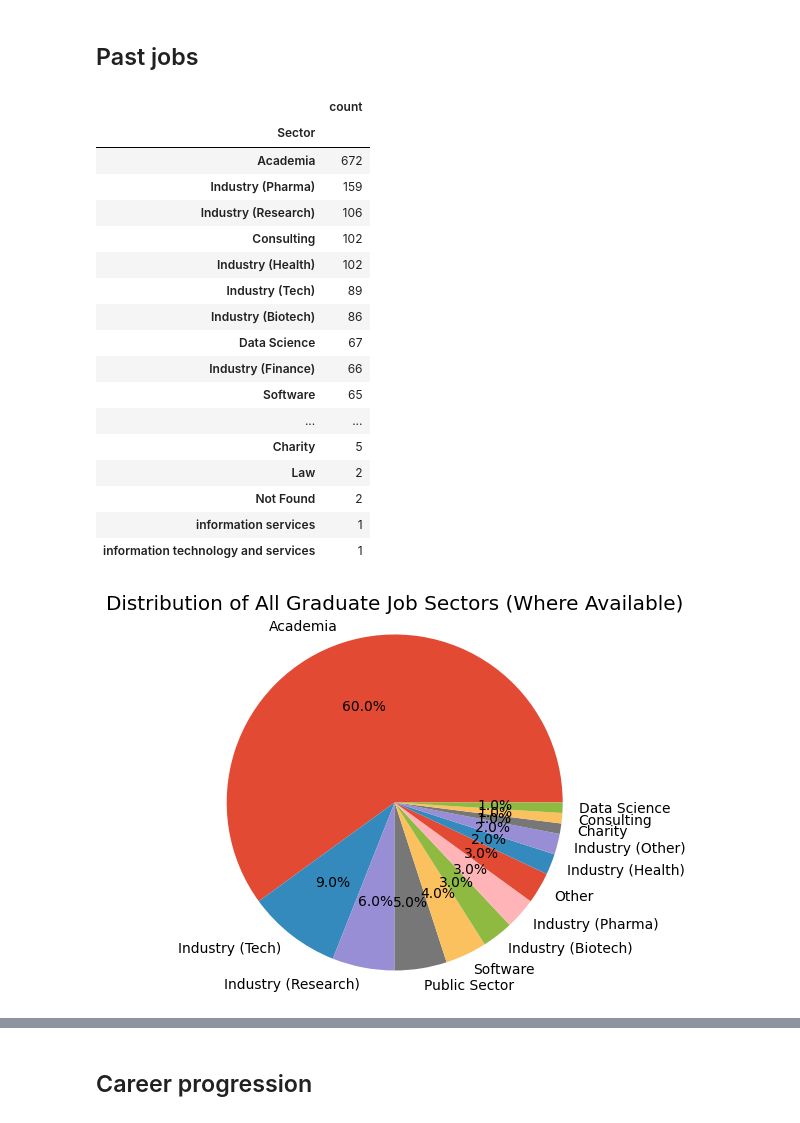
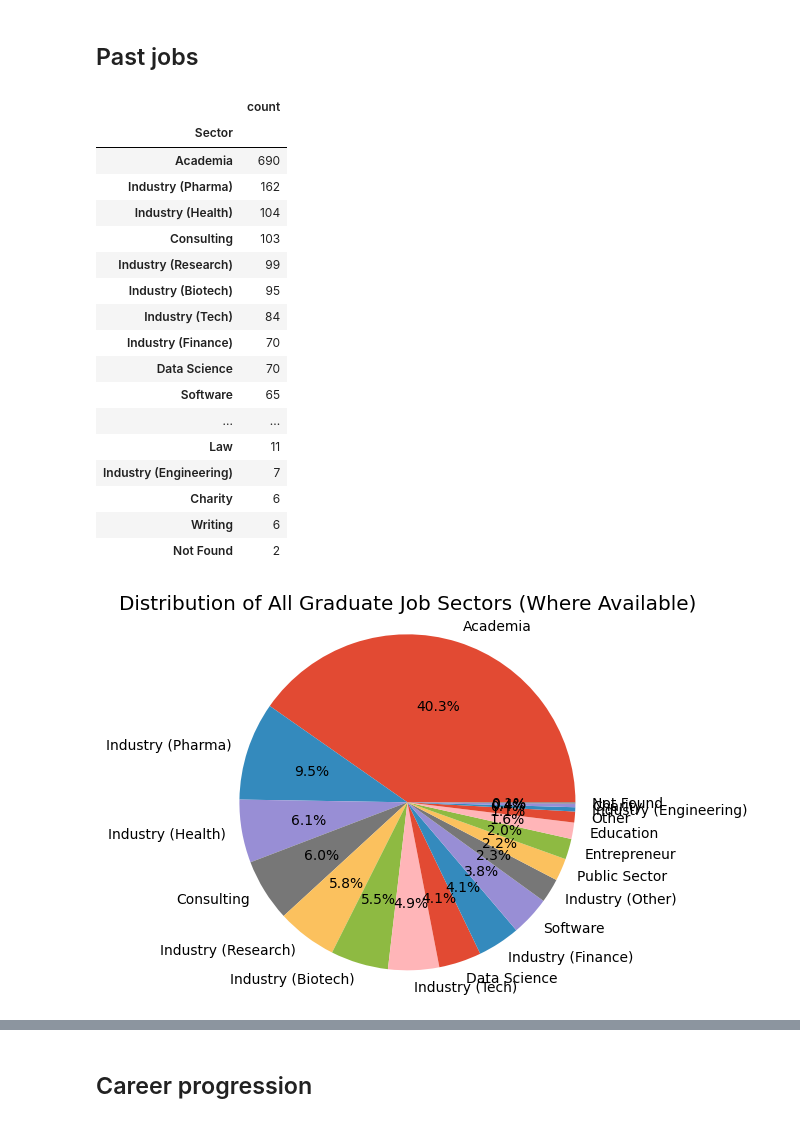
Before and after one commit to 1oana/alumni_project, a Jupyter notebook: jobs_analysis.ipynb, the cells around one changed output, grey strips where cells are left out. Cells and saved outputs as stored; diff of their text form; code cells hidden in the pictures.

```diff
--- a/jobs_analysis.ipynb
+++ b/jobs_analysis.ipynb
@@ -5,15 +1,11 @@ jobs STARTED IN OR AFTER year of graduation
 # %%
 import pandas as pd
 import matplotlib.pyplot as plt
-import seaborn as sns
 import numpy as np
 import plotly.graph_objects as go
 from datetime import datetime
-import networkx as nx
-import re
 from plotnine import ggplot, aes
 import plotnine as p9
-from wordcloud import WordCloud
 
 plt.style.use("ggplot")
 
@@ -22,15 +14,15 @@ input = "input/"
 figures = "figures/"
 uk = ["England", "Scotland", "Wales", "Northern Ireland"]
 
-papers = pd.read_excel(f"{input}students.xlsx", sheet_name="Papers").drop_duplicates(
-    subset=["DOI"], keep="first"
-)
 students = pd.read_excel(f"{input}students.xlsx", sheet_name="Students")
 jobs = pd.read_excel(f"{input}students.xlsx", sheet_name="Jobs")
 
+string_columns = ["Sector"]
+# jobs[string_columns] = jobs[string_columns].astype(str).strip()
+
 students = students[students.Year != 2020]
 
-
+current_year = datetime.now().year
 to_exclude = [0, "0", np.nan, "nan", "None", "none", "", "Not Found", "Error"]
 
 # add end date for all students
@@ -57,14 +49,20 @@ jobs["start_year"] = jobs["Start date"].copy()
 jobs["start_year"] = (
     jobs["start_year"].astype(str).str.extract(r"(\d{4})")[0].astype(float)
 )
-# get the year of the end date
 
-jobs["years_since"] = jobs.apply(
+jobs["years_to_job_start"] = jobs.apply(
     lambda x: x.start_year - x.end_date
     if x.end_date != np.nan and x.start_year != np.nan
     else np.nan,
     axis=1,
 )
 
+jobs['years_since'] = jobs.apply(
+    lambda x: current_year - x.end_date
+    if x.end_date != np.nan
+    else np.nan,
+    axis=1,
+)
+
 # remove jobs before end date
-jobs = jobs[jobs.years_since >= 0]
+jobs = jobs[jobs.years_to_job_start >= 0]
@@ -427,54 +441,54 @@ display(jobs.Sector.value_counts().to_frame())
 # %% [output]
 |  | count |
 | Sector |  |
-| Academia | 672 |
-| Industry (Pharma) | 159 |
-| Industry (Research) | 106 |
-| Consulting | 102 |
-| Industry (Health) | 102 |
-| Industry (Tech) | 89 |
-| Industry (Biotech) | 86 |
-| Data Science | 67 |
-| Industry (Finance) | 66 |
+| Academia | 690 |
+| Industry (Pharma) | 162 |
+| Industry (Health) | 104 |
+| Consulting | 103 |
+| Industry (Research) | 99 |
+| Industry (Biotech) | 95 |
+| Industry (Tech) | 84 |
+| Industry (Finance) | 70 |
+| Data Science | 70 |
 | Software | 65 |
 | ... | ... |
-| Charity | 5 |
-| Law | 2 |
+| Law | 11 |
+| Industry (Engineering) | 7 |
+| Charity | 6 |
+| Writing | 6 |
 | Not Found | 2 |
-| information services | 1 |
-| information technology and services | 1 |
 # %%
 available_sectors = [
     "Academia",
     "Industry (Pharma)",
     "Industry (Research)",
     "Consulting",
     "Industry (Health)",
     "Industry (Tech)",
     "Industry (Biotech)",
     "Data Science",
     "Industry (Finance)",
     "Software",
     "Entrepreneur",
     "Industry (Other)",
     "Public Sector",
     "Other",
     "Education",
     "Industry (Engineering)",
     "Charity",
     "Not Found",
 ]
-jobs_with_correct_sectors = jobs.loc[jobs["Sector"].isin(available_sectors)].dropna()
+jobs_with_correct_sectors = jobs.loc[jobs["Sector"].isin(available_sectors)]
 
 # pie chart of sectors
 counts = jobs_with_correct_sectors["Sector"].value_counts().reset_index()
 plt.pie(counts["count"], labels=counts["Sector"], autopct="%1.1f%%")
 plt.axis("equal")
 plt.title("Distribution of All Graduate Job Sectors (Where Available)")
 plt.savefig(f"{figures}sector_pie.png")
 plt.show()
 # %% [output]
-[figure, old version]
+[figure, new version]
 # %%
 current_year = datetime.now().year
 num_jobs_stand = jobs["Name"].value_counts().reset_index()
```
Also changed, not shown: parts of 13 cells of this notebook, 38 other files.
